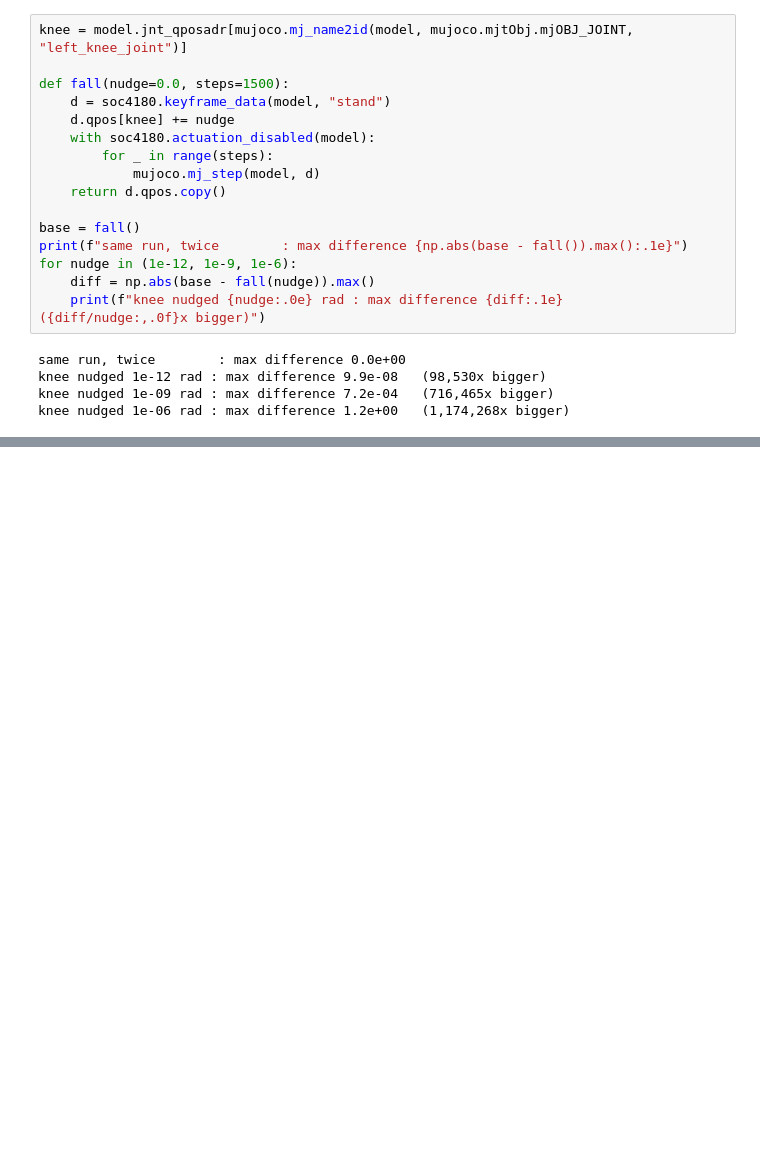
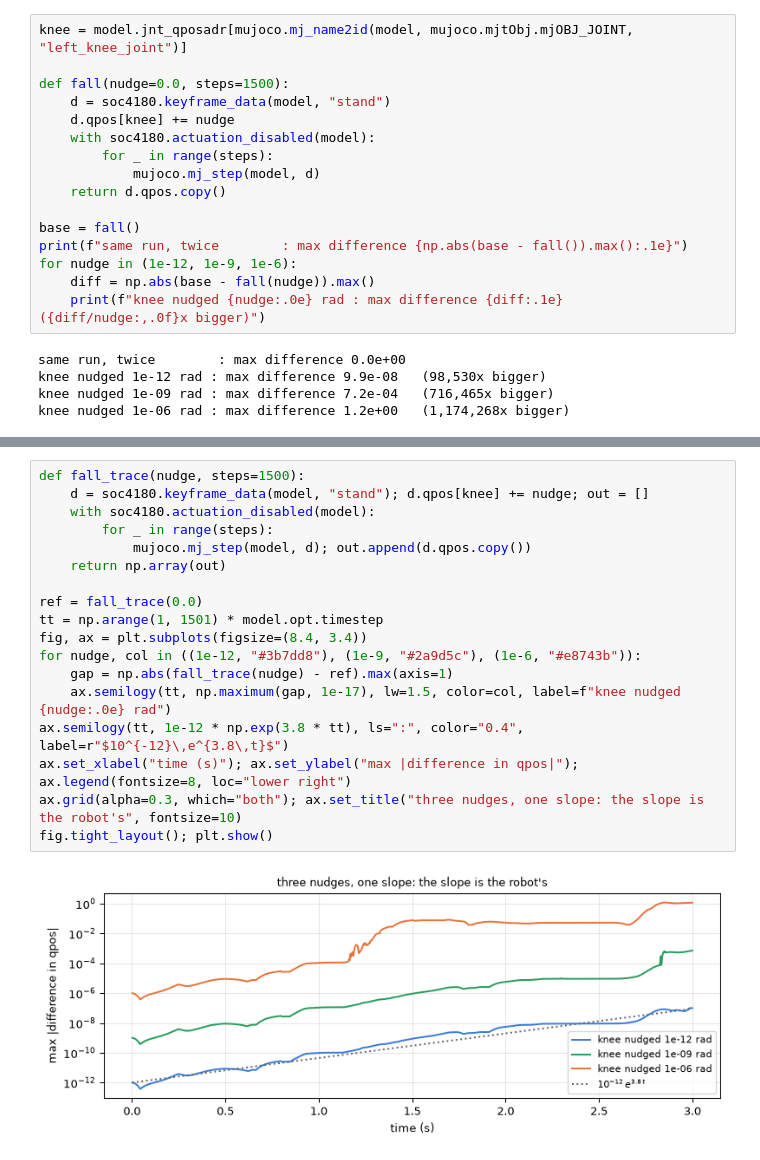
Before and after one commit to gnoejh/soc4180, a Jupyter notebook: weeks/01-intro/lab.ipynb, the cells around one changed output, grey strips where cells are left out. Cells and saved outputs as stored; diff of their text form; blank space fills up the shorter version.

```diff
--- a/weeks/01-intro/lab.ipynb
+++ b/weeks/01-intro/lab.ipynb
@@ -1039,0 +1042,20 @@ a step.
+# %%
+def fall_trace(nudge, steps=1500):
+    d = soc4180.keyframe_data(model, "stand"); d.qpos[knee] += nudge; out = []
+    with soc4180.actuation_disabled(model):
+        for _ in range(steps):
+            mujoco.mj_step(model, d); out.append(d.qpos.copy())
+    return np.array(out)
+
+ref = fall_trace(0.0)
+tt = np.arange(1, 1501) * model.opt.timestep
+fig, ax = plt.subplots(figsize=(8.4, 3.4))
+for nudge, col in ((1e-12, "#3b7dd8"), (1e-9, "#2a9d5c"), (1e-6, "#e8743b")):
+    gap = np.abs(fall_trace(nudge) - ref).max(axis=1)
+    ax.semilogy(tt, np.maximum(gap, 1e-17), lw=1.5, color=col, label=f"knee nudged {nudge:.0e} rad")
+ax.semilogy(tt, 1e-12 * np.exp(3.8 * tt), ls=":", color="0.4", label=r"$10^{-12}\,e^{3.8\,t}$")
+ax.set_xlabel("time (s)"); ax.set_ylabel("max |difference in qpos|"); ax.legend(fontsize=8, loc="lower right")
+ax.grid(alpha=0.3, which="both"); ax.set_title("three nudges, one slope: the slope is the robot's", fontsize=10)
+fig.tight_layout(); plt.show()
+# %% [output]
+[figure, added]
```
Also changed, not shown: parts of 12 cells of this notebook, 44 other files.
